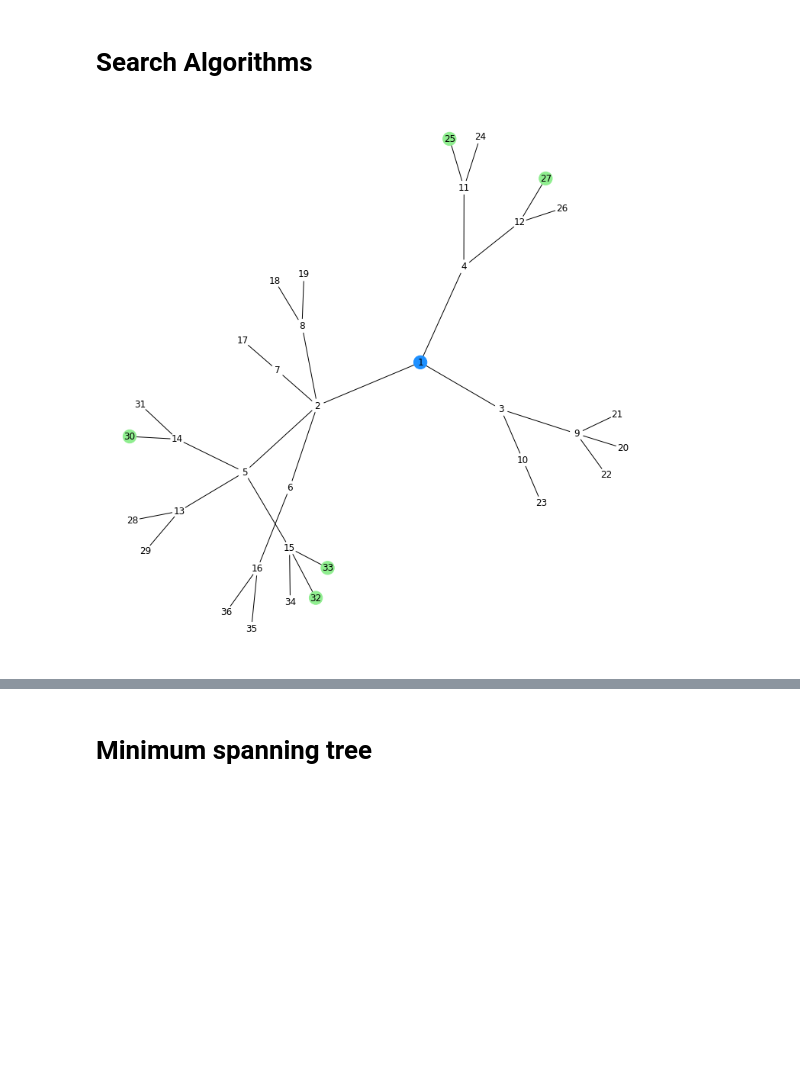
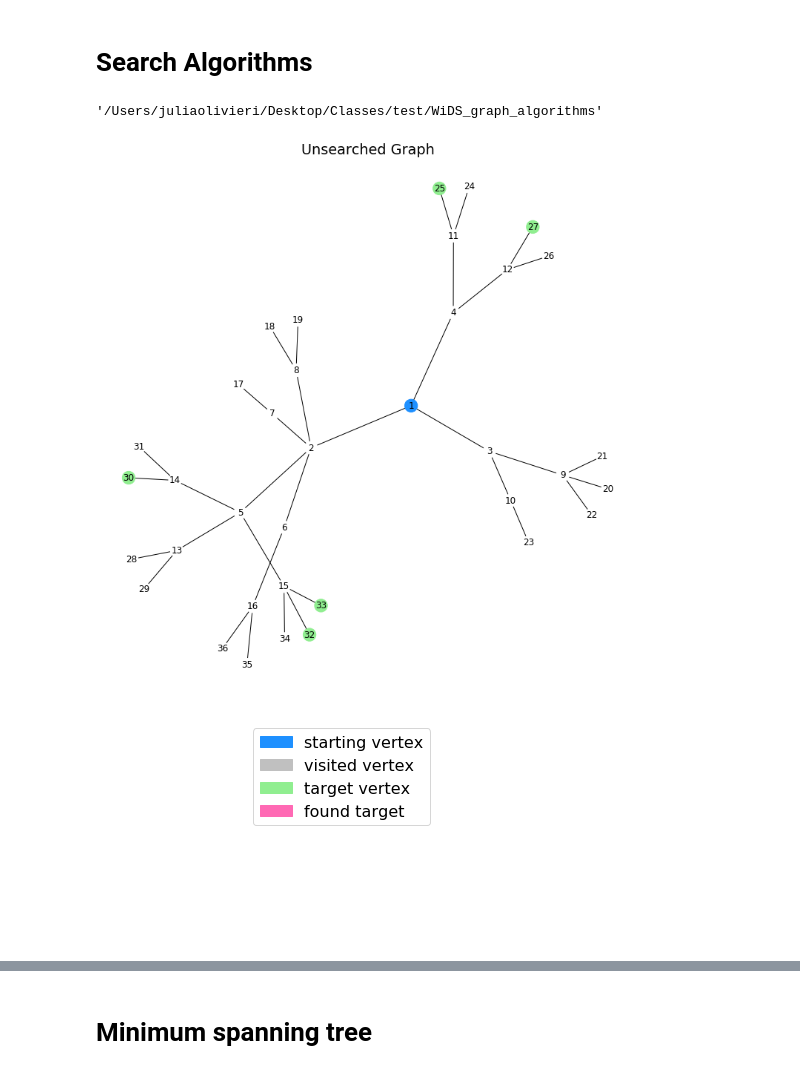
Before and after one commit to juliaolivieri/WiDS_graph_algorithms, a Jupyter notebook: Graph_Search.ipynb, the cells around one changed output, grey strips where cells are left out. Cells and saved outputs as stored; diff of their text form; code cells hidden in the pictures; blank space fills up the shorter version.

Commit message:
added legends to figures

```diff
--- a/Graph_Search.ipynb
+++ b/Graph_Search.ipynb
@@ -152,14 +153,22 @@ fig_size = 10
 
 small_size = 25
 large_size = 100
+# %%
+import os
+os.getcwd()
+# %% [output]
+'/Users/juliaolivieri/Desktop/Classes/test/WiDS_graph_algorithms'
 # %%
 
 plt.figure(figsize=(fig_size,fig_size))
 # ,node_size=sizes
 nx.draw(g, pos=my_pos, node_color = colors,with_labels=True)
+plt.title("Unsearched Graph")
 plt.show()
+plot_search_palette()
 # %% [output]
-[figure, old version]
+[figure, new version]
+[figure, added]
 # %%
 np.random.seed(123)
 plt.figure(figsize=(fig_size,fig_size))
```
Also changed, not shown: parts of 6 cells of this notebook, 1 other file.
